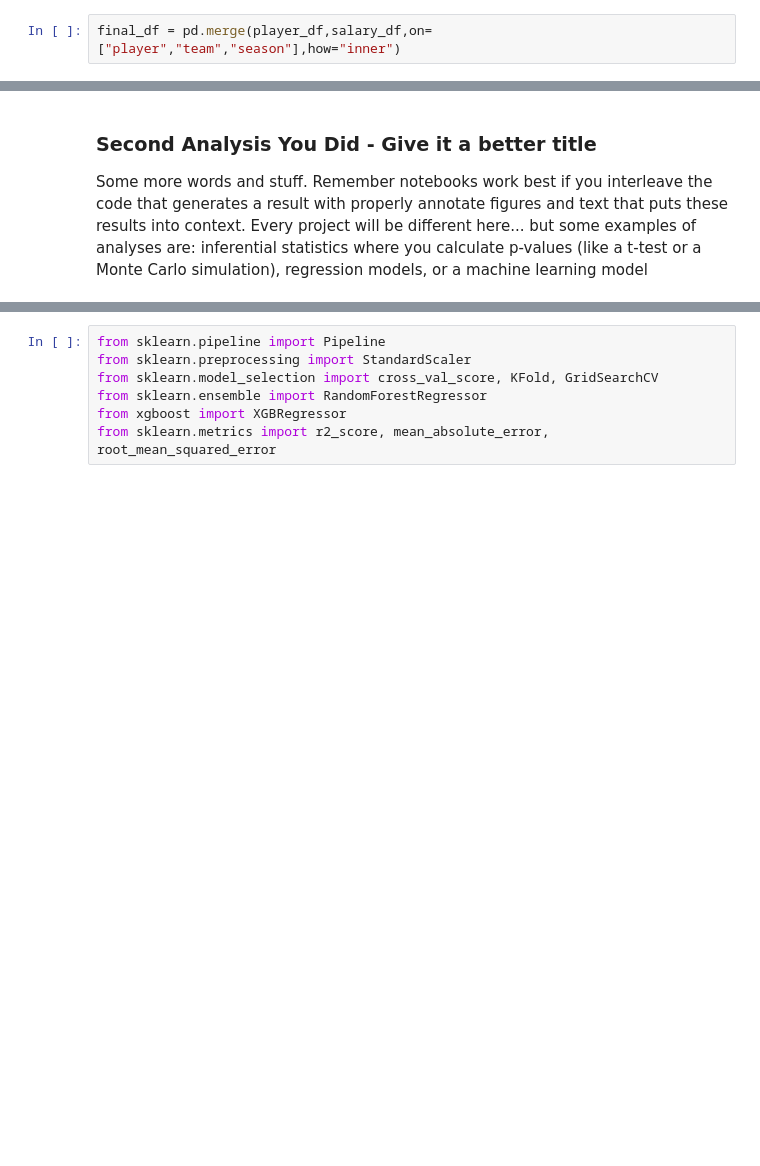
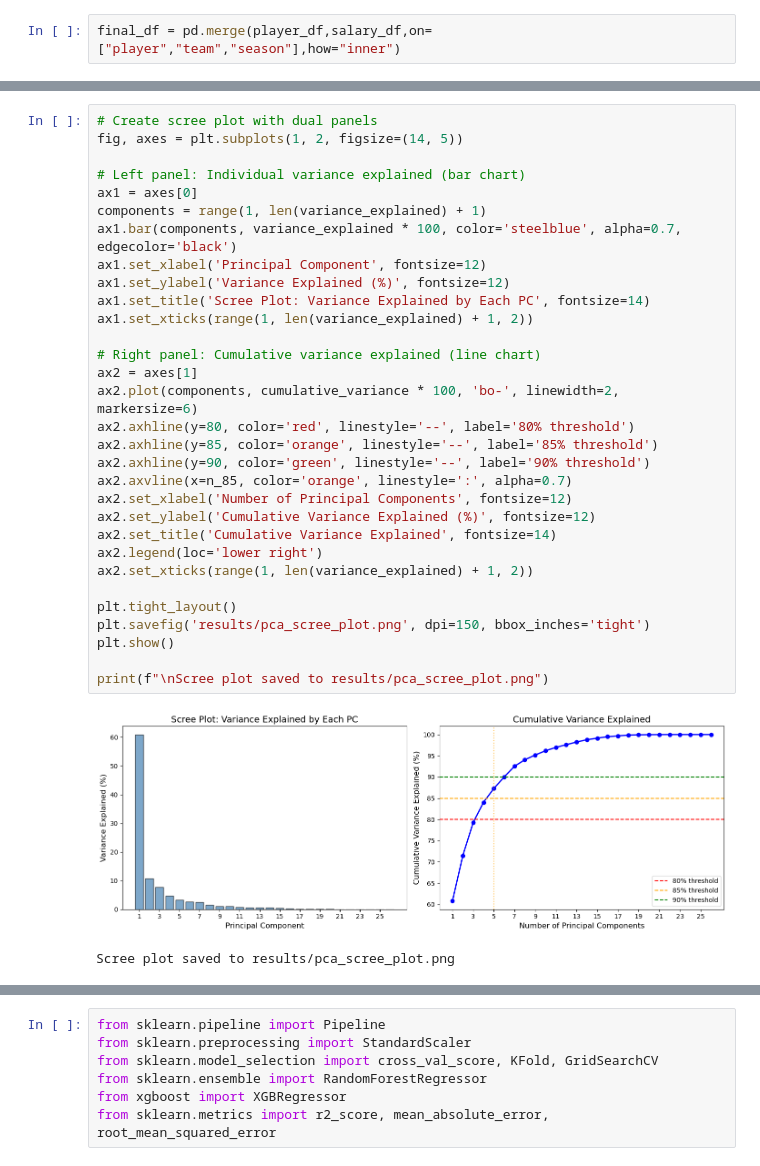
Before and after one commit to COGS108/Group074_WI26, a Jupyter notebook: 03-FinalProject.ipynb, the cells around one changed output, grey strips where cells are left out. Drawn from its saved outputs; the diff is of its cells as text; blank space fills up the shorter version.

```diff
--- a/03-FinalProject.ipynb
+++ b/03-FinalProject.ipynb
@@ -609,4 +779,34 @@ print(f"Components needed for 90% variance: {n_90}")
-# %% [markdown]
-### Second Analysis You Did - Give it a better title
-
-Some more words and stuff.  Remember notebooks work best if you interleave the code that generates a result with properly annotate figures and text that puts these results into context.  Every project will be different here... but some examples of analyses are: inferential statistics where you calculate p-values (like a t-test or a Monte Carlo simulation), regression models, or a machine learning model
+# %%
+# Create scree plot with dual panels
+fig, axes = plt.subplots(1, 2, figsize=(14, 5))
+
+# Left panel: Individual variance explained (bar chart)
+ax1 = axes[0]
+components = range(1, len(variance_explained) + 1)
+ax1.bar(components, variance_explained * 100, color='steelblue', alpha=0.7, edgecolor='black')
+ax1.set_xlabel('Principal Component', fontsize=12)
+ax1.set_ylabel('Variance Explained (%)', fontsize=12)
+ax1.set_title('Scree Plot: Variance Explained by Each PC', fontsize=14)
+ax1.set_xticks(range(1, len(variance_explained) + 1, 2))
+
+# Right panel: Cumulative variance explained (line chart)
+ax2 = axes[1]
+ax2.plot(components, cumulative_variance * 100, 'bo-', linewidth=2, markersize=6)
+ax2.axhline(y=80, color='red', linestyle='--', label='80% threshold')
+ax2.axhline(y=85, color='orange', linestyle='--', label='85% threshold')
+ax2.axhline(y=90, color='green', linestyle='--', label='90% threshold')
+ax2.axvline(x=n_85, color='orange', linestyle=':', alpha=0.7)
+ax2.set_xlabel('Number of Principal Components', fontsize=12)
+ax2.set_ylabel('Cumulative Variance Explained (%)', fontsize=12)
+ax2.set_title('Cumulative Variance Explained', fontsize=14)
+ax2.legend(loc='lower right')
+ax2.set_xticks(range(1, len(variance_explained) + 1, 2))
+
+plt.tight_layout()
+plt.savefig('results/pca_scree_plot.png', dpi=150, bbox_inches='tight')
+plt.show()
+
+print(f"\nScree plot saved to results/pca_scree_plot.png")
+# %% [output]
+[figure, added]
+Scree plot saved to results/pca_scree_plot.png
```
Also changed, not shown: parts of 44 cells of this notebook, 3 other files.
